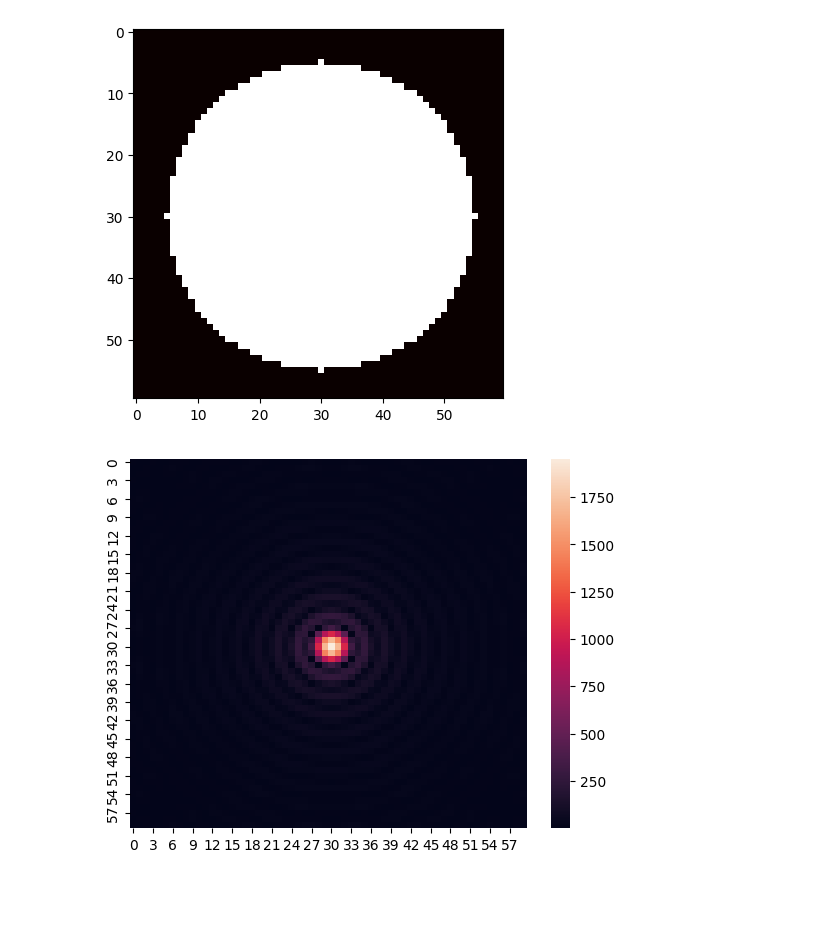
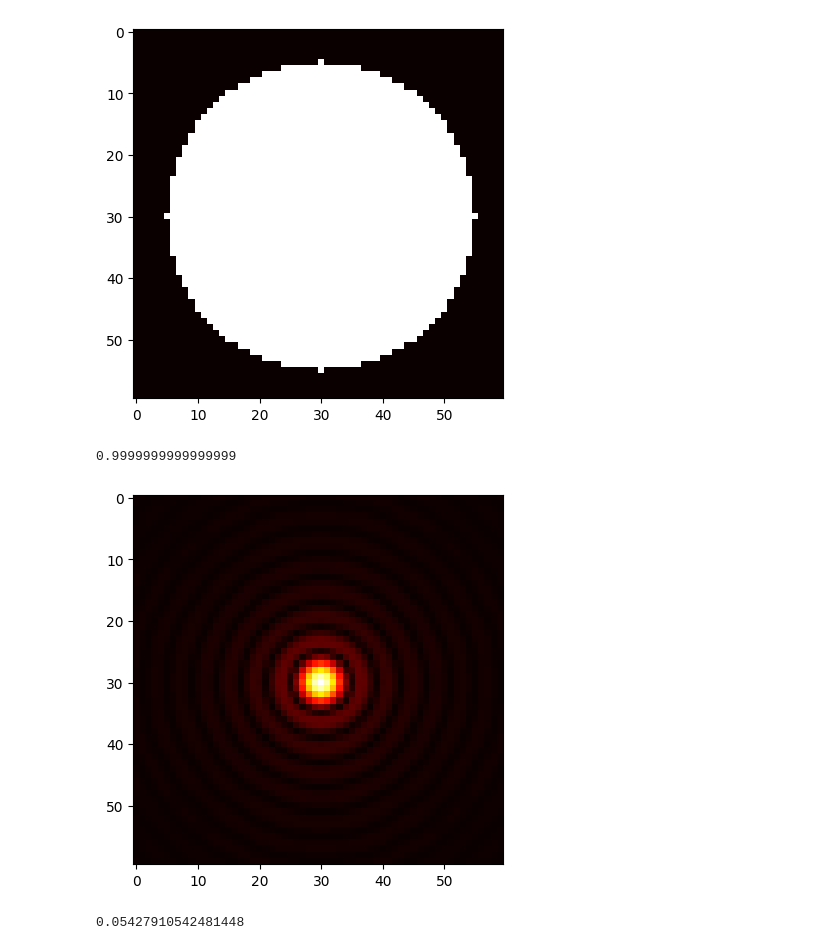
Before and after one commit to pramcodes/DDNN, a Jupyter notebook: encoding.ipynb, the cells around one changed output. Cells and saved outputs as stored; diff of their text form; code cells hidden in the pictures; blank space fills up the shorter version.

```diff
--- a/encoding.ipynb
+++ b/encoding.ipynb
@@ -112,6 +112,10 @@ def gen_base(H, V, dx, dy, wavelength, f):
 
     phi = np.arctan2(Y, X)    # Angle in radians
 
+    #Normalization factor for the Fourier Transform
+
+    Normalization = np.sqrt(H*V)*(dx * dy)
+
     # Store all grids and parameters in a dictionary
 
     base = {
@@ -138,13 +142,15 @@ def gen_base(H, V, dx, dy, wavelength, f):
 
         "phi": phi,  # Polar coordinate angles
 
-        "r": r       # Polar coordinate radii
+        "r": r,       # Polar coordinate radii
+
+        "Normalization": Normalization #Normalization factor for the Fourier Transform
 
     }
 
 
     return base
 
-Mesh = gen_base(60, 60, 8e-6, 8e-6, 633e-9,15e-3)
+Mesh = gen_base(60, 60, 8e-6, 8e-6, 633e-9,20e-3)
 Mesh['FX']*Mesh['X']
 # %% [output]
@@ -166,7 +172,7 @@ array([[6.06635071, 5.66866772, 5.28446551, ..., 4.91374408, 5.28446551,
 A = np.zeros((60, 60))+0j
 
 A[Mesh['r']<0.2e-3] = 1
-
+A = A/np.linalg.norm(A)
 #DIsplay as heatmap
 plt.imshow(np.abs(A), cmap='hot', interpolation='nearest')
 plt.show()
@@ -174,13 +180,19 @@ plt.show()
 [figure]
 # %%
 #Matrix Diffraction
+print(np.linalg.norm(A))
 ffx = np.exp(-2j * np.pi * Mesh['FX'].T*Mesh['X'])
 ffy = np.exp(-2j * np.pi * Mesh['FY'].T*Mesh['Y'])
-res = ffx@A@(ffy)
+# ffx = ffx/np.sqrt(np.trace(np.conj(ffx).T@ffx))
+# ffy = ffy/np.sqrt(np.trace(np.conj(ffy).T@ffy))
+res = ffy@A@(ffx)/3600
 
 #plot seaborn heatmap
 import seaborn as sns
-sns.heatmap(np.abs(res))
+plt.imshow(np.abs(res), cmap='hot', interpolation='nearest')
 plt.show()
+print(np.linalg.norm(res))
 # %% [output]
+0.9999999999999999
-[figure, old version]
+[figure, new version]
+0.05427910542481448
```
Also changed, not shown: parts of 10 cells of this notebook, 3 other files.
